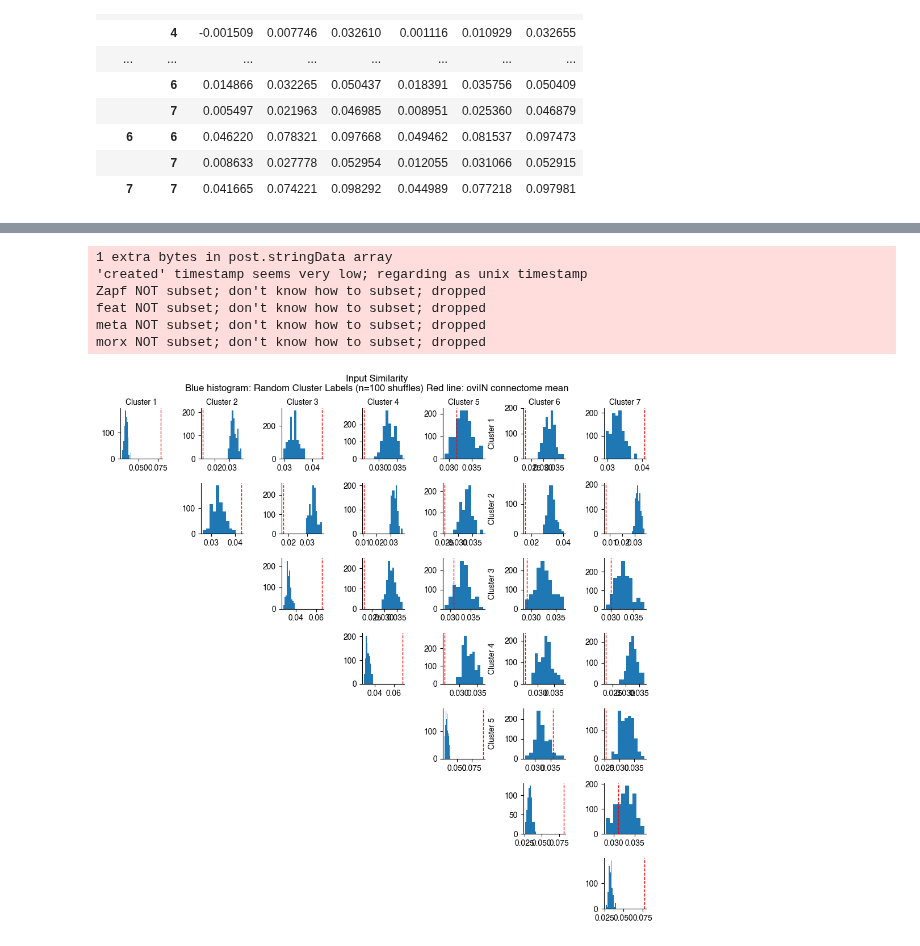
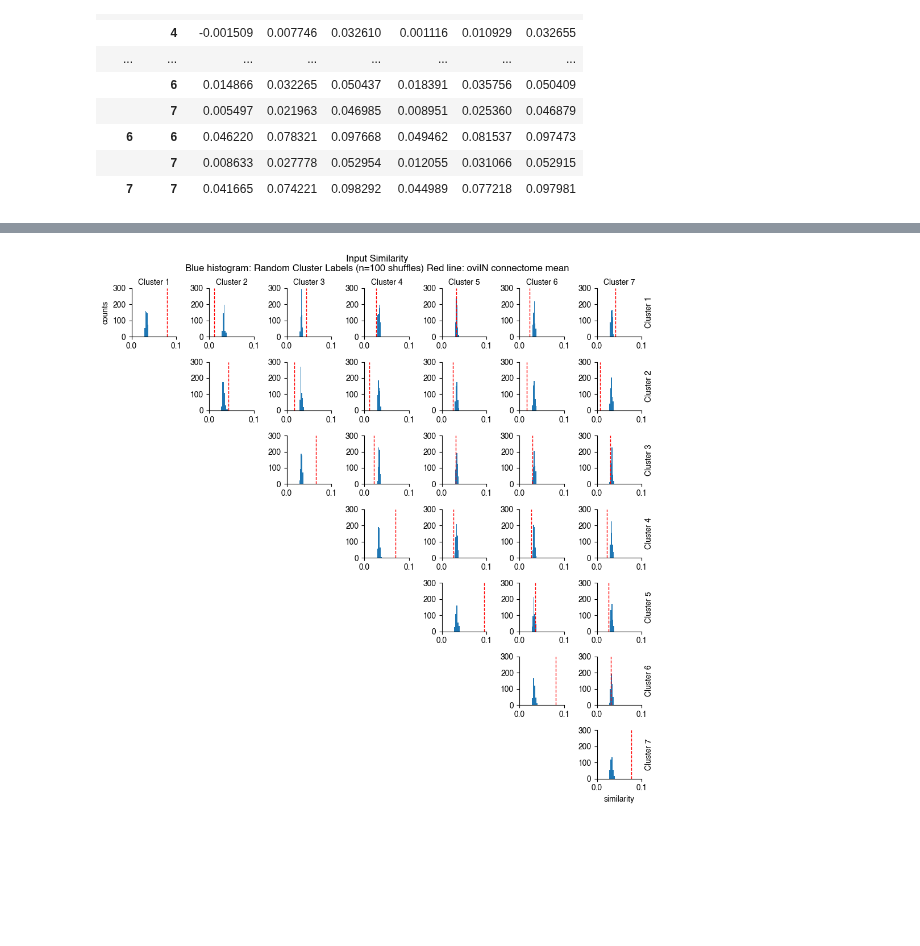
Before and after one commit to Gutierrez-lab/oviIN-inputs, a Jupyter notebook: pooled_similarity.ipynb, the cells around one changed output, grey strips where cells are left out. Cells and saved outputs as stored; diff of their text form; code cells hidden in the pictures; blank space fills up the shorter version.

Commit message:
edits to figure layout

```diff
--- a/pooled_similarity.ipynb
+++ b/pooled_similarity.ipynb
@@ -283,34 +261,36 @@ for t in range(n_trials):
 # %%
 eps = 0.05
 measure = "similarity"
 stat = "mean"
 
 lots_of_C = np.zeros((n_trials, n_clusters, n_clusters))
 for t in range(n_trials):
     lots_of_C[t, :, :] = corrDF_to_matrix(valid_corrs, f"0.0_s{t}_1", f"0.0_s{t}_2", measure, stat)
 
 plt.figure(tight_layout="tight",
            figsize=(10,10))
 plt.suptitle(f"Input {measure.capitalize()}\nBlue histogram: Random Cluster Labels (n={n_trials} shuffles)\tRed line: oviIN connectome {stat}")
 for i in range(n_clusters):
     for j in range(i,n_clusters):
         plt.subplot(n_clusters,n_clusters,i*n_clusters + j + 1)
         plt.axvline(CC[i, j], color="red", linewidth=1, linestyle="dashed")
-        plt.hist(lots_of_C[:, i, j], bins=10, density=True)
+        #plt.hist(lots_of_C[:, i, j], bins=10, density=True)
+        plt.hist(lots_of_C[:, i, j], bins=5, density=True)
+        #plt.hist(lots_of_C[:, i, j], density=True)
+        # set the x-axis limits
+        plt.xlim(0, 0.1)
+        # set the y-axis limits
+        plt.ylim(0, 300)
         if i == 0:
             plt.gca().xaxis.set_label_position("top")
             plt.xlabel(f"Cluster {j+1}")
             # plt.title(f"Cluster {j+1}")
-        if j == 4:
+            if j == 0:
+                plt.ylabel("counts")
+        if j == n_clusters - 1:
             plt.gca().yaxis.set_label_position("right")
             plt.ylabel(f"Cluster {i+1}")
-
-plt.savefig(f"figures/input_correlation/comparison_to_shuffle_{measure}.pdf")
+            if i == n_clusters - 1:
+                plt.xlabel("similarity")
 # %% [output]
-1 extra bytes in post.stringData array
-'created' timestamp seems very low; regarding as unix timestamp
-Zapf NOT subset; don't know how to subset; dropped
-feat NOT subset; don't know how to subset; dropped
-meta NOT subset; don't know how to subset; dropped
-morx NOT subset; don't know how to subset; dropped
-[figure, old version]
+[figure, new version]
```
Also changed, not shown: parts of 9 cells of this notebook, 2 other files.
